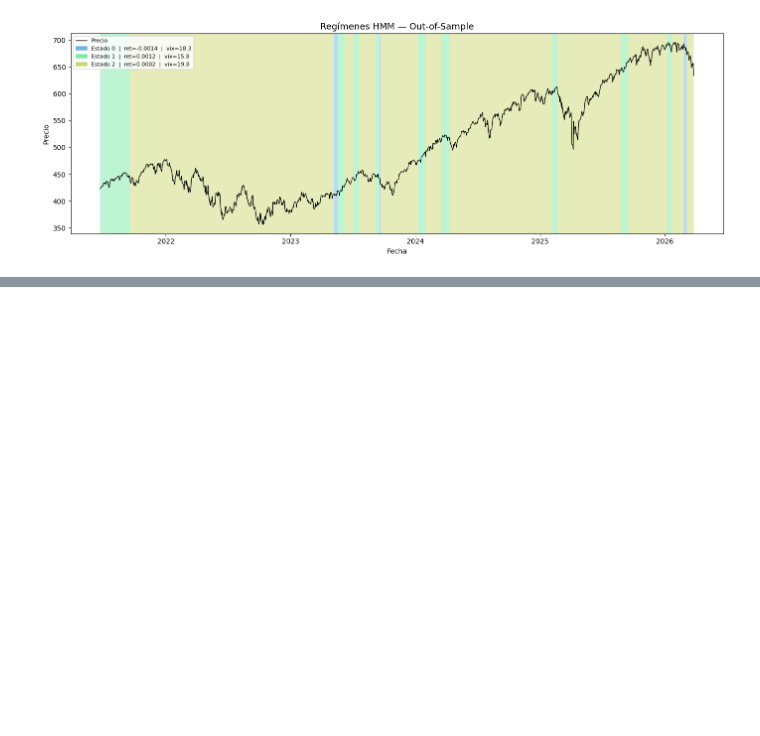
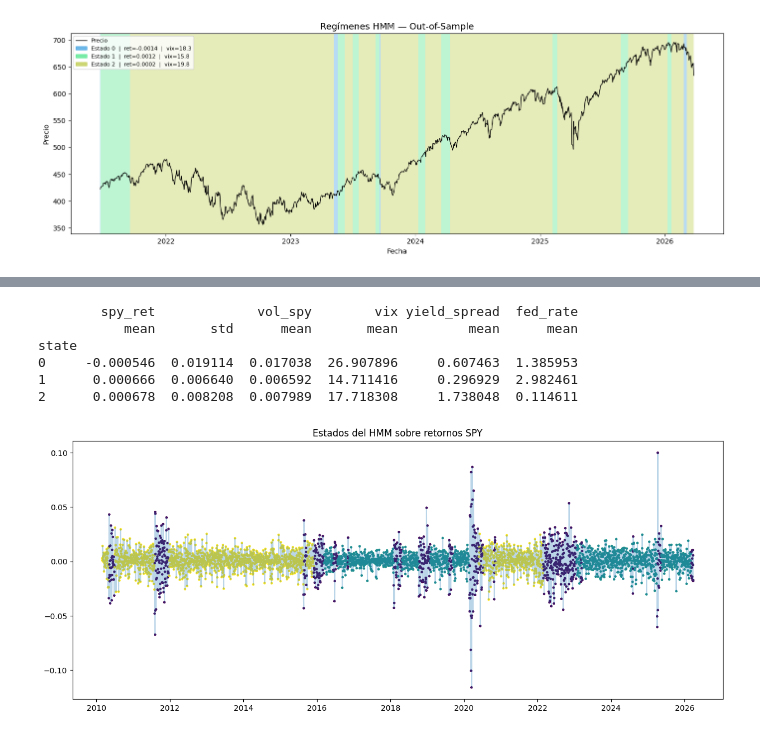
Before and after one commit to Stiven-CO/Test, a Jupyter notebook: HMM_test.ipynb, the cells around one changed output, grey strips where cells are left out. Saved outputs shown, nothing was run; the diff lists cells and outputs as text; code cells hidden in the pictures; blank space fills up the shorter version.

```diff
--- a/HMM_test.ipynb
+++ b/HMM_test.ipynb
@@ -722,0 +767,5 @@ state
+# %%
+def scale_features(features):
+    scaler = StandardScaler()
+    X = scaler.fit_transform(features)
+    return X, scaler
@@ -722,0 +825,42 @@ state
+# %%
+def analyze_states(result):
+
+    summary = result.groupby('state').agg({
+        'spy_ret': ['mean', 'std'],
+        'vol_spy': 'mean',
+        'vix': 'mean',
+        'yield_spread': 'mean',
+        'fed_rate': 'mean'
+    })
+
+    return summary
+# %%
+def plot_states(result):
+
+    plt.figure(figsize=(15,6))
+
+    plt.plot(result.index, result['spy_ret'], alpha=0.3)
+
+    plt.scatter(
+        result.index,
+        result['spy_ret'],
+        c=result['state'],
+        cmap='viridis',
+        s=5
+    )
+
+    plt.title("Estados del HMM sobre retornos SPY")
+    plt.show()
+# %%
+result, hmm = run_pipeline(api_key="d027222d37b9404281de7c3b0d223bf7", symbols=('SPY', 'QQQ', '^VIX'))
+
+print(analyze_states(result))
+plot_states(result)
+# %% [output]
+        spy_ret             vol_spy        vix yield_spread  fed_rate
+           mean       std      mean       mean         mean      mean
+state
+0     -0.000546  0.019114  0.017038  26.907896     0.607463  1.385953
+1      0.000666  0.006640  0.006592  14.711416     0.296929  2.982461
+2      0.000678  0.008208  0.007989  17.718308     1.738048  0.114611
+[figure, added]
```
Also changed, not shown: parts of 7 cells of this notebook.
